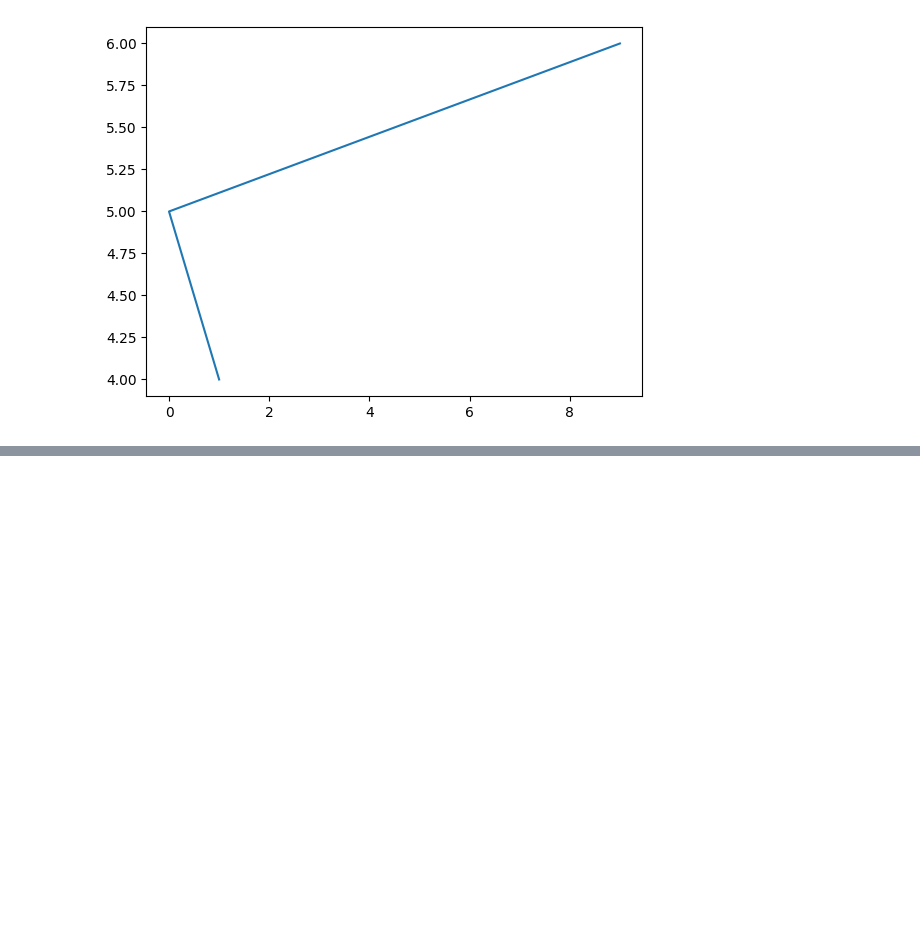
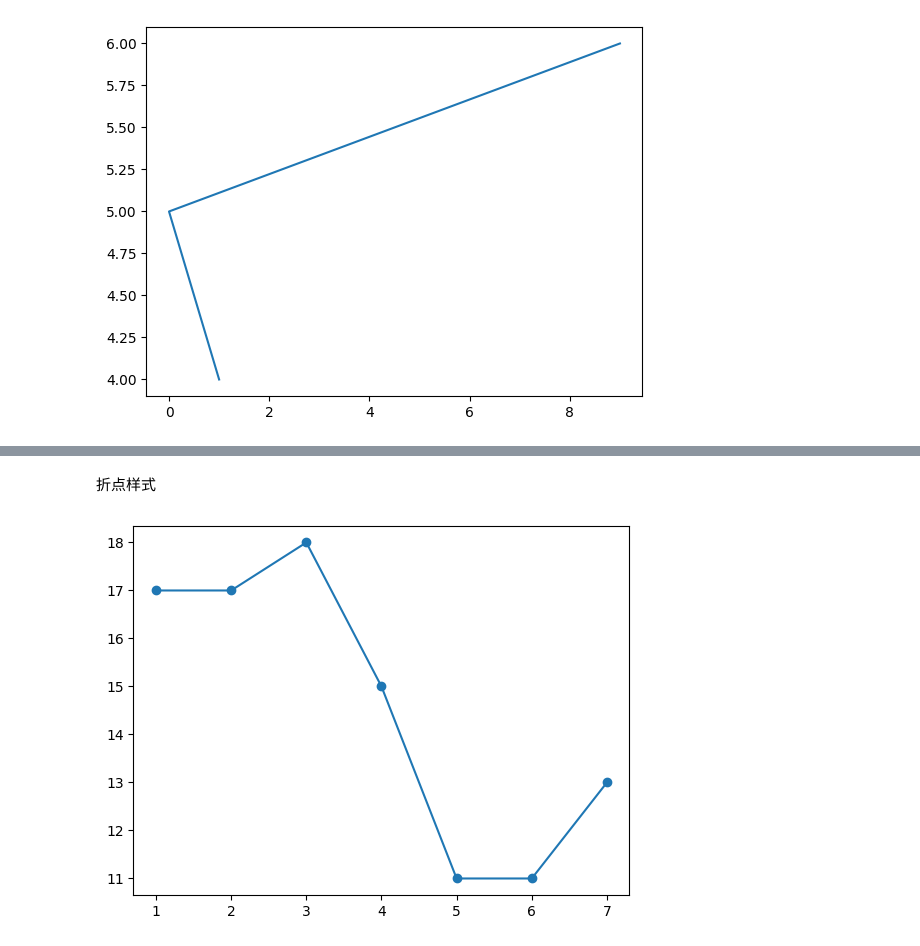
Before and after one commit to 1060358764/python_s, a Jupyter notebook: Drawchart/matplotlib.ipynb, the cells around one changed output, grey strips where cells are left out. Saved outputs shown, nothing was run; the diff lists cells and outputs as text; code cells hidden in the pictures; blank space fills up the shorter version.

```diff
--- a/Drawchart/matplotlib.ipynb
+++ b/Drawchart/matplotlib.ipynb
@@ -8,0 +24,10 @@ plt.show()
+# %% [markdown]
+折点样式
+# %%
+x = range(1, 8)  # x轴的位置
+y = [17, 17, 18, 15, 11, 11, 13]
+# 传入x和y, 通过plot画折线图
+plt.plot(x, y, marker='o')
+plt.show()
+# %% [output]
+[figure, added]
```
Also changed, not shown: parts of 23 cells of this notebook, 1 other file.
